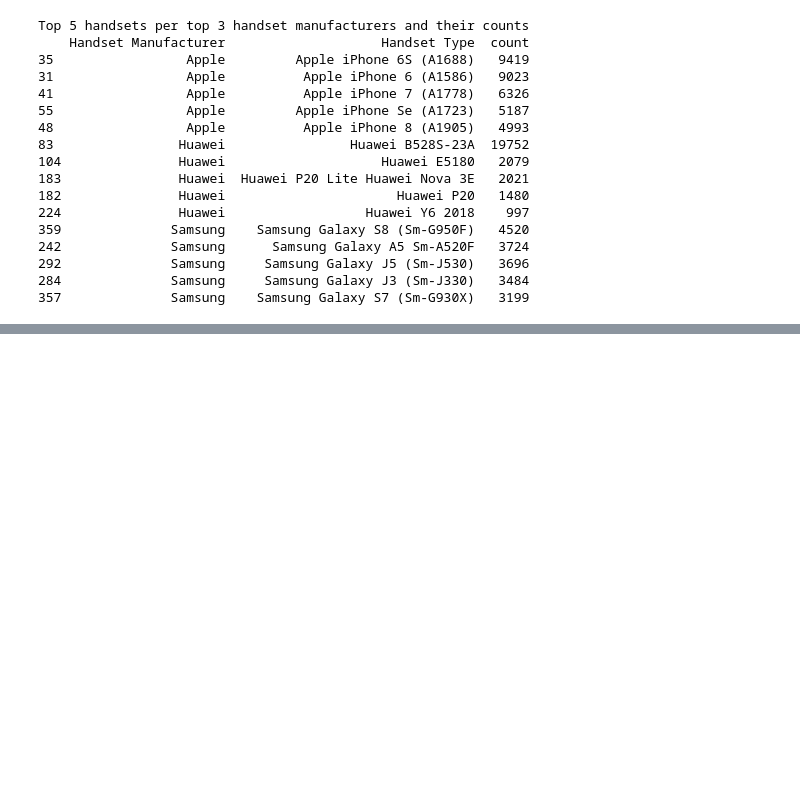
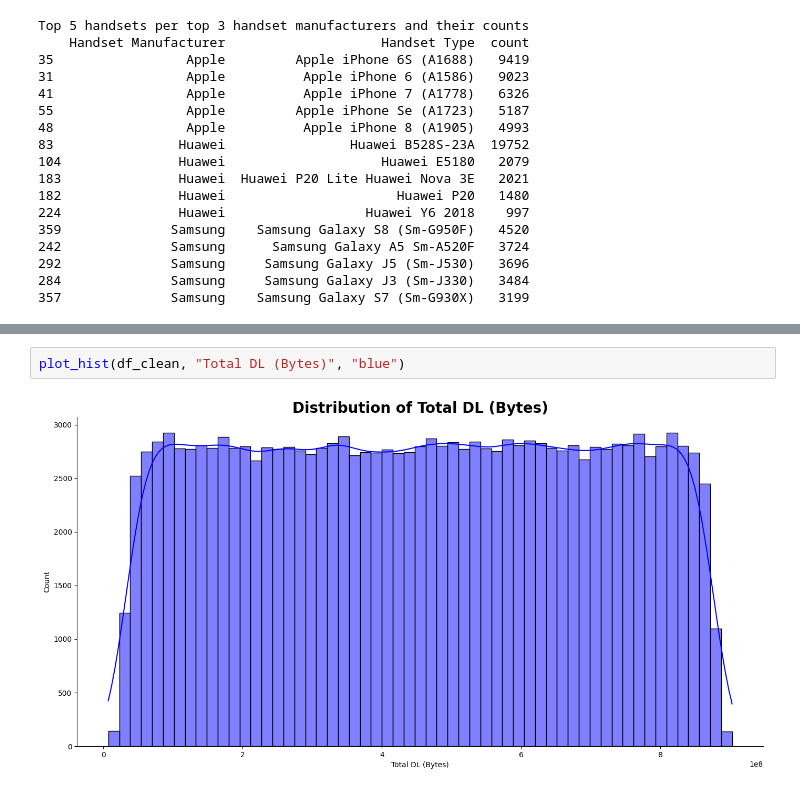
Before and after one commit to abrishdew/User-Analytics-in-the-Telecommunication-Industry, a Jupyter notebook: Home.ipynb, the cells around one changed output, grey strips where cells are left out. Saved outputs shown, nothing was run; the diff lists cells and outputs as text; blank space fills up the shorter version.

```diff
--- a/Home.ipynb
+++ b/Home.ipynb
@@ -310,0 +319,4 @@ Top 5 handsets per top 3 handset manufacturers and their counts
+# %%
+plot_hist(df_clean, "Total DL (Bytes)", "blue")
+# %% [output]
+[figure, added]
```
Also changed, not shown: parts of 4 cells of this notebook.
